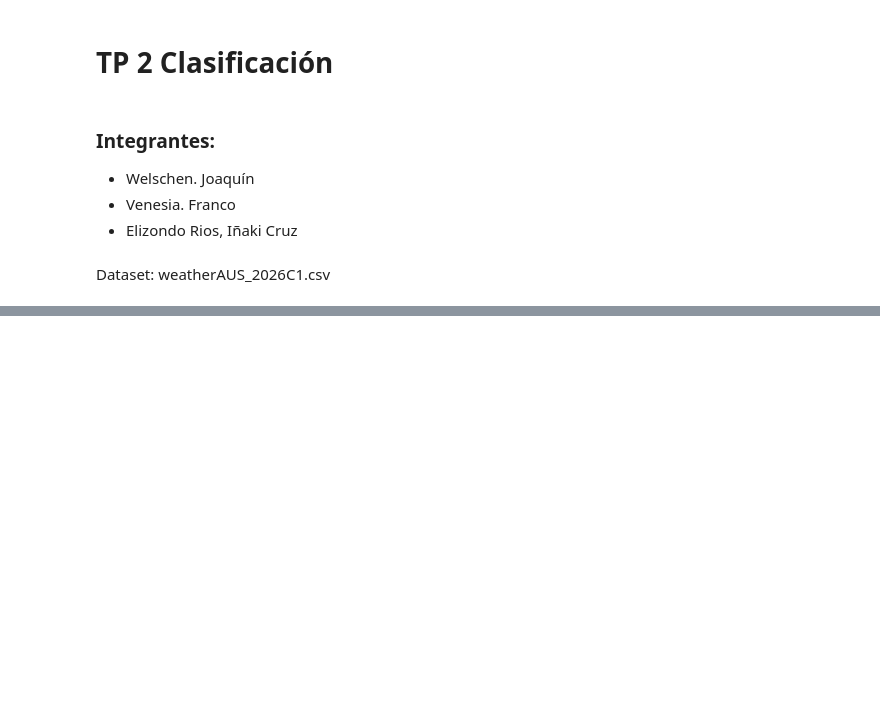
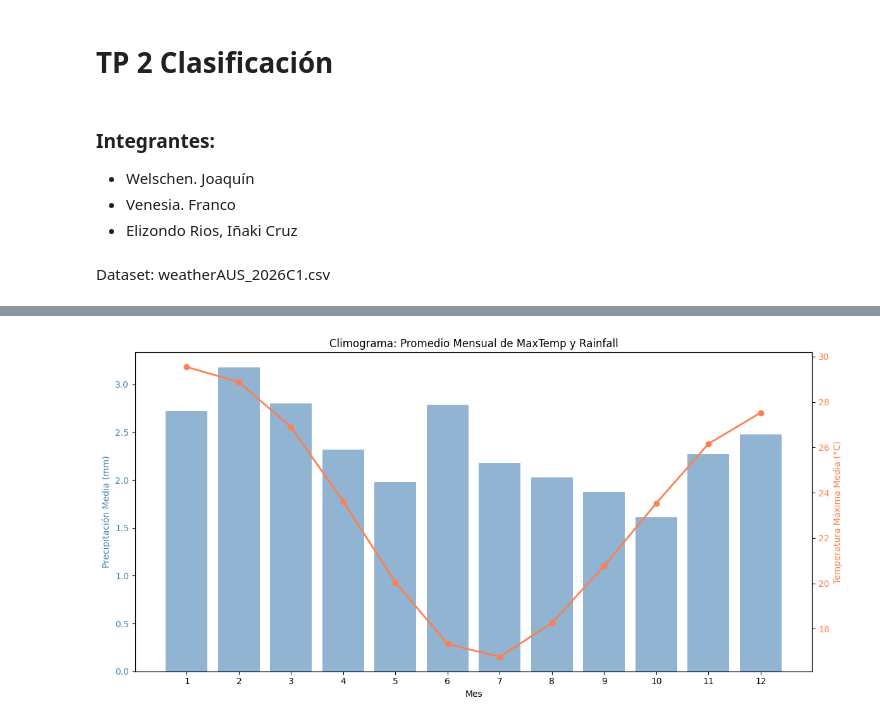
Before and after one commit to FrancoVenesia/TP_AA1_Perez_Venesia_Welsechen_CruzElizondoRios, a Jupyter notebook: TP_2/TP-clasificacion-AA1.ipynb, the cells around one changed output, grey strips where cells are left out. Cells and saved outputs as stored; diff of their text form; code cells hidden in the pictures; blank space fills up the shorter version.

```diff
--- a/TP_2/TP-clasificacion-AA1.ipynb
+++ b/TP_2/TP-clasificacion-AA1.ipynb
@@ -27,0 +397,20 @@ df.head()
+# %%
+# Extraemos el día del año (1-365/366)
+df['DayOfYear'] = df['Date'].dt.dayofyear
+
+# Creación columna que almacena el mes de cada fecha
+df['Month'] = df['Date'].dt.month
+
+# Codificación cíclica: mapea el día del año a un punto del círculo unitario
+df['DayOfYear_sin'] = np.sin(2 * np.pi * df['DayOfYear'] / 365)
+df['DayOfYear_cos'] = np.cos(2 * np.pi * df['DayOfYear'] / 365)
+
+# Codificación cíclica del mes
+df['Month_sin'] = np.sin(2 * np.pi * df['Month'] / 12)
+df['Month_cos'] = np.cos(2 * np.pi * df['Month'] / 12)
+
+# Eliminamos las columnas auxiliares: Date original ya no la necesitamos,
+# y DayOfYear queda reemplazada por sus componentes cíclicas
+#df = df.drop(columns=['Date', 'DayOfYear'])
+
+df.tail()
@@ -27,0 +425,28 @@ df.head()
+# %%
+# Se calcula las medias mensuales
+monthly_data = df.groupby('Month').agg({'MaxTemp': 'mean', 'Rainfall': 'mean'}).reset_index()
+
+fig, ax1 = plt.subplots(figsize=(12, 6))
+
+# Eje primario para la Precipitación
+color_rain = 'steelblue'
+ax1.set_xlabel('Mes')
+ax1.set_ylabel('Precipitación Media (mm)', color=color_rain)
+ax1.bar(monthly_data['Month'], monthly_data['Rainfall'], color=color_rain, alpha=0.6, label='Rainfall')
+ax1.tick_params(axis='y', labelcolor=color_rain)
+ax1.set_xticks(range(1, 13))
+
+# Eje secundario para la Temperatura
+ax2 = ax1.twinx()
+color_temp = 'coral'
+ax2.set_ylabel('Temperatura Máxima Media (°C)', color=color_temp)
+ax2.plot(monthly_data['Month'], monthly_data['MaxTemp'], color=color_temp, marker='o', linewidth=2, label='MaxTemp')
+ax2.tick_params(axis='y', labelcolor=color_temp)
+
+plt.title('Climograma: Promedio Mensual de MaxTemp y Rainfall')
+fig.tight_layout()
+plt.show()
+
+# Mas util separado por region
+# %% [output]
+[figure, added]
```
Also changed, not shown: parts of 35 cells of this notebook.
